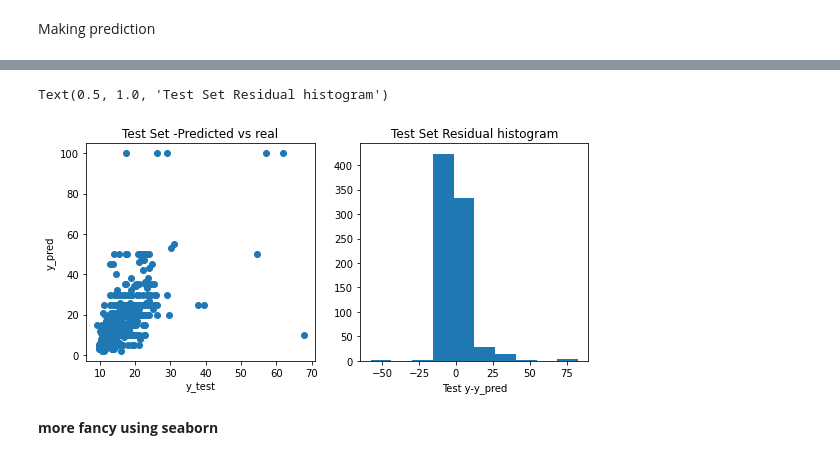
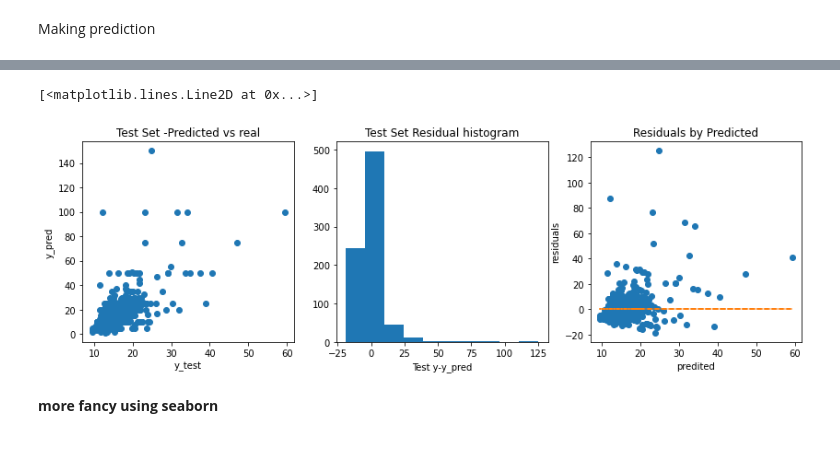
Before and after one commit to raafat-hantoush/IH_RH_DA_FT_OCT_2021, a Jupyter notebook: Class_Materials/Case_Studies/Health_Care_For_All_Case_Study/Notebook_Code_Along_Intro_To_Pandas_Healthcare For_All_Structure.ipynb, the cells around one changed output, grey strips where cells are left out. Cells and saved outputs as stored; diff of their text form; code cells hidden in the pictures.

```diff
--- a/Class_Materials/Case_Studies/Health_Care_For_All_Case_Study/Notebook_Code_Along_Intro_To_Pandas_Healthcare For_All_Structure.ipynb
+++ b/Class_Materials/Case_Studies/Health_Care_For_All_Case_Study/Notebook_Code_Along_Intro_To_Pandas_Healthcare For_All_Structure.ipynb
@@ -1056,0 +1098,5 @@ array([[-0.22471846,  0.22431125,  0.20403609,  0.07110613, -0.23472388],
+# %%
+std_scaler=StandardScaler().fit(X_train)
+
+X_train_scaled=std_scaler.transform(X_train)
+X_test_scaled=std_scaler.transform(X_test)
@@ -1086,11 +1163,9 @@ Notes:
 # %% [markdown]
 ### Modeling using Scikit Learn
-# %%
-X_train, X_test, y_train, y_test=train_test_split(X_scaled, y, test_size=.20)
 # %% [markdown]
 Model fitting
 # %%
 model=LinearRegression()    # model
-model.fit(X_train, y_train)   # model train
+model.fit(X_train_scaled, y_train)   # model train
 # %% [output]
 LinearRegression()
@@ -1102,5 +1186,5 @@ array([ 0.        , -0.03345421,  1.61183094, -0.66968861, -0.24219701,
 # %% [markdown]
 Making prediction
 # %%
-y_pred=model.predict(X_test)   # model prediction
+y_pred=model.predict(X_test_scaled)   # model prediction
 ##y_pred_train=model.predict(X_train)
@@ -1129,22 +1228,28 @@ result=pd.DataFrame({"y_test":y_test,"y_pred":y_pred})
 # %%
 # Make an scatter plot y_pred vs y
 # What kind of plot you will get if all the all the predictions are ok?
 # A stright line
 
-fig, ax = plt.subplots(1,2,figsize=(9,4))
+fig, ax = plt.subplots(1,3,figsize=(14,4))
 ax[0].plot(y_pred, y_test, 'o')
 ax[0].set_xlabel("y_test")
 ax[0].set_ylabel("y_pred")
 ax[0].set_title("Test Set -Predicted vs real")
 
 # Get a histogram of the residuals ie: y - y_pred.  Homoscdasticity
 # It resembles a normal distribution?
 ax[1].hist(y_test - y_pred)
 ax[1].set_xlabel("Test y-y_pred")
 ax[1].set_title("Test Set Residual histogram")
+
+ax[2].plot(y_pred,y_test - y_pred,"o")
+ax[2].set_xlabel("predited")
+ax[2].set_ylabel("residuals")
+ax[2].set_title("Residuals by Predicted")
+ax[2].plot(y_pred,np.zeros(len(y_pred)),linestyle='dashed')
 # %% [output]
-Text(0.5, 1.0, 'Test Set Residual histogram')
+[<matplotlib.lines.Line2D at 0x...>]
-[figure, old version]
+[figure, new version]
 # %% [markdown]
 <b>more fancy using seaborn
 # %%
```
Also changed, not shown: parts of 71 cells of this notebook, 1 other file.
